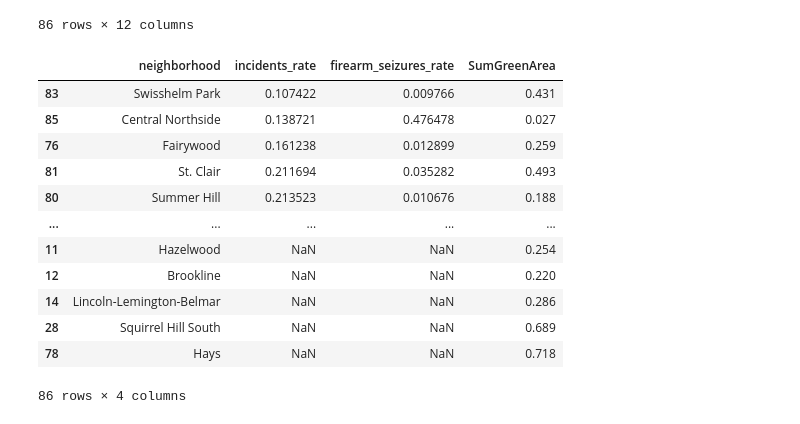
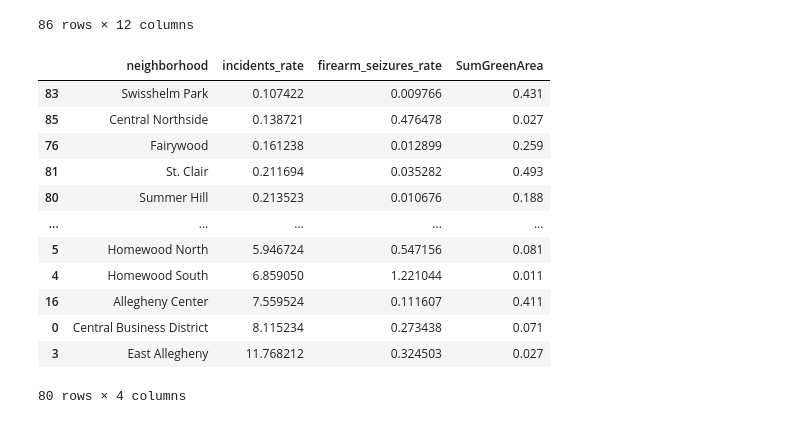
Before and after one commit to TingluR/CMPINF001-Final-Project, a Jupyter notebook: final_metric.ipynb, the cells around one changed output. Drawn from its saved outputs; the diff is of its cells as text; code cells hidden in the pictures.

```diff
--- a/final_metric.ipynb
+++ b/final_metric.ipynb
@@ -130,19 +130,20 @@ final_df
 | 85 | 94 | Central Northside | 23 | 79 | 18 | 165.8 | ... |
 86 rows × 12 columns
 # %%
+final_df = final_df.dropna()
 final_df = final_df[['neighborhood', 'incidents_rate','firearm_seizures_rate', 'SumGreenArea']].sort_values(by=['incidents_rate'])
 final_df
 # %% [output]
 |  | neighborhood | incidents_rate | firearm_seizures_rate | SumGreenArea |
 | 83 | Swisshelm Park | 0.107422 | 0.009766 | 0.431 |
 | 85 | Central Northside | 0.138721 | 0.476478 | 0.027 |
 | 76 | Fairywood | 0.161238 | 0.012899 | 0.259 |
 | 81 | St. Clair | 0.211694 | 0.035282 | 0.493 |
 | 80 | Summer Hill | 0.213523 | 0.010676 | 0.188 |
 | ... | ... | ... | ... | ... |
-| 11 | Hazelwood | NaN | NaN | 0.254 |
-| 12 | Brookline | NaN | NaN | 0.220 |
-| 14 | Lincoln-Lemington-Belmar | NaN | NaN | 0.286 |
-| 28 | Squirrel Hill South | NaN | NaN | 0.689 |
-| 78 | Hays | NaN | NaN | 0.718 |
+| 5 | Homewood North | 5.946724 | 0.547156 | 0.081 |
+| 4 | Homewood South | 6.859050 | 1.221044 | 0.011 |
+| 16 | Allegheny Center | 7.559524 | 0.111607 | 0.411 |
+| 0 | Central Business District | 8.115234 | 0.273438 | 0.071 |
+| 3 | East Allegheny | 11.768212 | 0.324503 | 0.027 |
-86 rows × 4 columns
+80 rows × 4 columns
```
